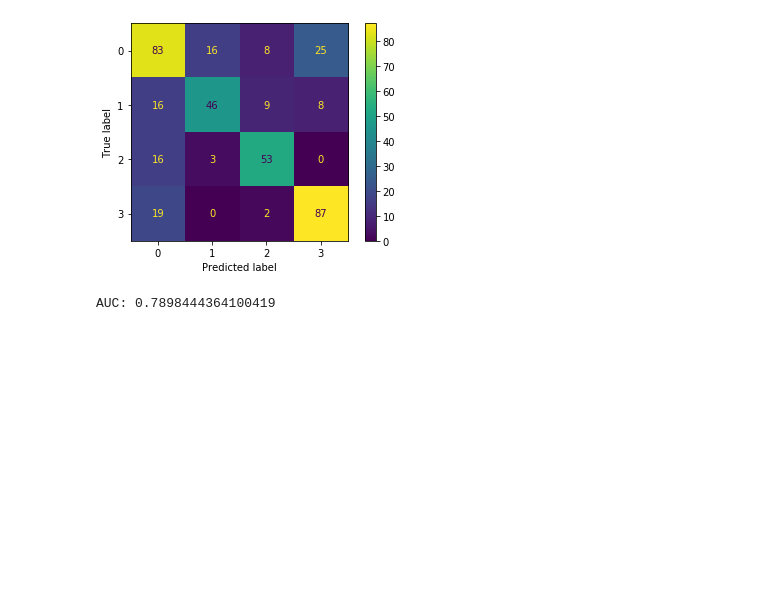
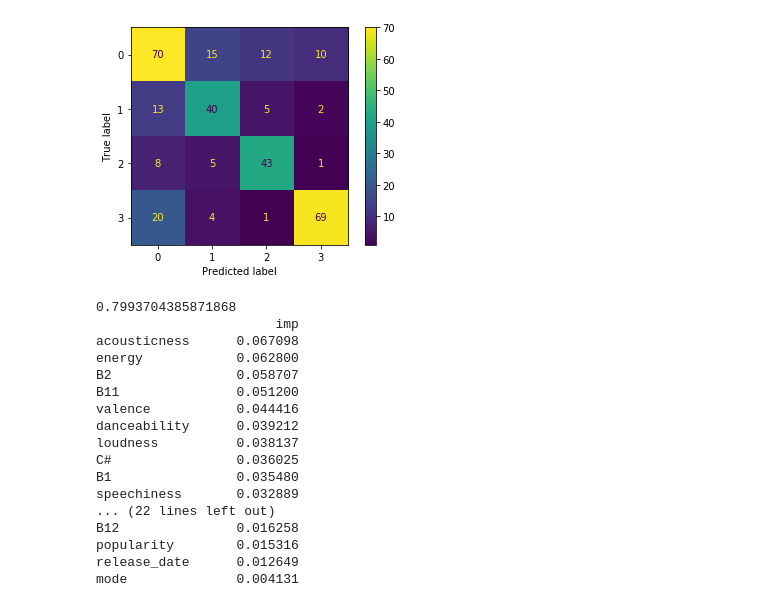
Before and after one commit to teehim/playlist_separator, a Jupyter notebook: emotion.ipynb, the cells around one changed output. Saved outputs shown, nothing was run; the diff lists cells and outputs as text; code cells hidden in the pictures; blank space fills up the shorter version.

```diff
--- a/emotion.ipynb
+++ b/emotion.ipynb
@@ -32,8 +31,8 @@ track_df.drop("mode", axis=1, inplace=True)
 track_df.drop("key", axis=1, inplace=True)
 track_df.drop("season", axis=1, inplace=True)
 track_df.dropna(subset=['pitches', 'timbre'], inplace=True)
-# track_df = pd.concat([track_df, track_df['pitches'].apply(pd.Series)], axis=1)
-# track_df = pd.concat([track_df, track_df['timbre'].apply(pd.Series)], axis=1)
+track_df = pd.concat([track_df, track_df['pitches'].apply(pd.Series)], axis=1)
+track_df = pd.concat([track_df, track_df['timbre'].apply(pd.Series)], axis=1)
 track_df.drop("timbre", axis=1, inplace=True)
 track_df.drop("pitches", axis=1, inplace=True)
 # track_df.drop("release_date", axis=1, inplace=True)
@@ -52,9 +51,7 @@ track_df['emotion'] = emotion.values
 # track_df['emotion'] = track_df['emotion'].replace('rainy','winter')
 # track_df['emotion'] = track_df['emotion'].replace('spring','summer')
 track_df.isna().sum()
-print(emotion)
 emotion = emotion.astype('category')
 emotion = emotion.cat.codes
-print(emotion)
 track_df.columns
 # %% [output]
@@ -177,45 +160,58 @@ lr_probs = model.predict_proba(X_test)
 # print(multilabel_confusion_matrix(y_test, y_pred))
 # compare = pd.DataFrame({'actual': y_test, 'predict': y_pred})
 # compare.to_csv('compare.csv')
 plot_confusion_matrix(model, X_test, y_test)
 plt.show()
 
 y_pred = model.predict(X_test)
-print("AUC:", multiclass_roc_auc_score(y_test, y_pred))
-
-pickle.dump(model, open( "emotion.model", "wb" ) )
-
+print(multiclass_roc_auc_score(y_test, y_pred))
 # lr_probs = lr_probs[:, 1]
 # ns_auc = roc_auc_score(y_test, ns_probs)
 # lr_auc = roc_auc_score(y_test, lr_probs)
 
 # print('No Skill: ROC AUC=%.3f' % (ns_auc))
 # print('Logistic: ROC AUC=%.3f' % (lr_auc))
 
 # ns_fpr, ns_tpr, _ = roc_curve(y_test, ns_probs)
 # lr_fpr, lr_tpr, _ = roc_curve(y_test, lr_probs)
 
 # pyplot.plot(ns_fpr, ns_tpr, linestyle='--', label='No Skill')
 # pyplot.plot(lr_fpr, lr_tpr, marker='.', label='Logistic')
 
 # pyplot.xlabel('False Positive Rate')
 # pyplot.ylabel('True Positive Rate')
 
 # pyplot.legend()
 
 # pyplot.show()
 
-# fdf = pd.DataFrame(rf.feature_importances_, index=X_train.columns, columns=['imp'])
-# fdf = fdf.sort_values(by='imp', ascending=False)
+fdf = pd.DataFrame(rf.feature_importances_, index=X_train.columns, columns=['imp'])
+fdf = fdf.sort_values(by='imp', ascending=False)
 
-# features = []
-# for feature in zip(X_train.columns, rf.feature_importances_):
-#     features.append(feature[1])
+features = []
+for feature in zip(X_train.columns, rf.feature_importances_):
+    features.append(feature[1])
 
-# print(fdf)
+print(fdf)
 # %% [output]
-[figure, old version]
+[figure, new version]
-AUC: 0.7898444364100419
+0.7993704385871868
+                       imp
+acousticness      0.067098
+energy            0.062800
+B2                0.058707
+B11               0.051200
+valence           0.044416
+danceability      0.039212
+loudness          0.038137
+C#                0.036025
+B1                0.035480
+speechiness       0.032889
+... (22 lines left out)
+B12               0.016258
+popularity        0.015316
+release_date      0.012649
+mode              0.004131
 # %%
 from sklearn.model_selection import RandomizedSearchCV, GridSearchCV
 
```
Also changed, not shown: parts of 5 cells of this notebook, 2 other files.
